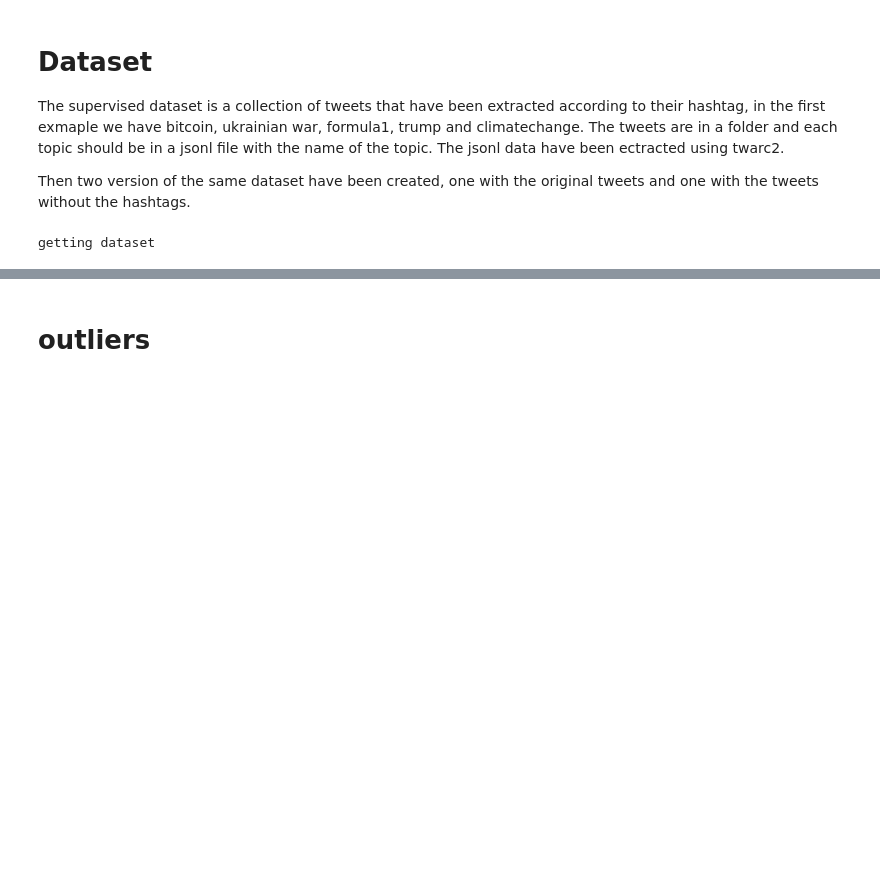
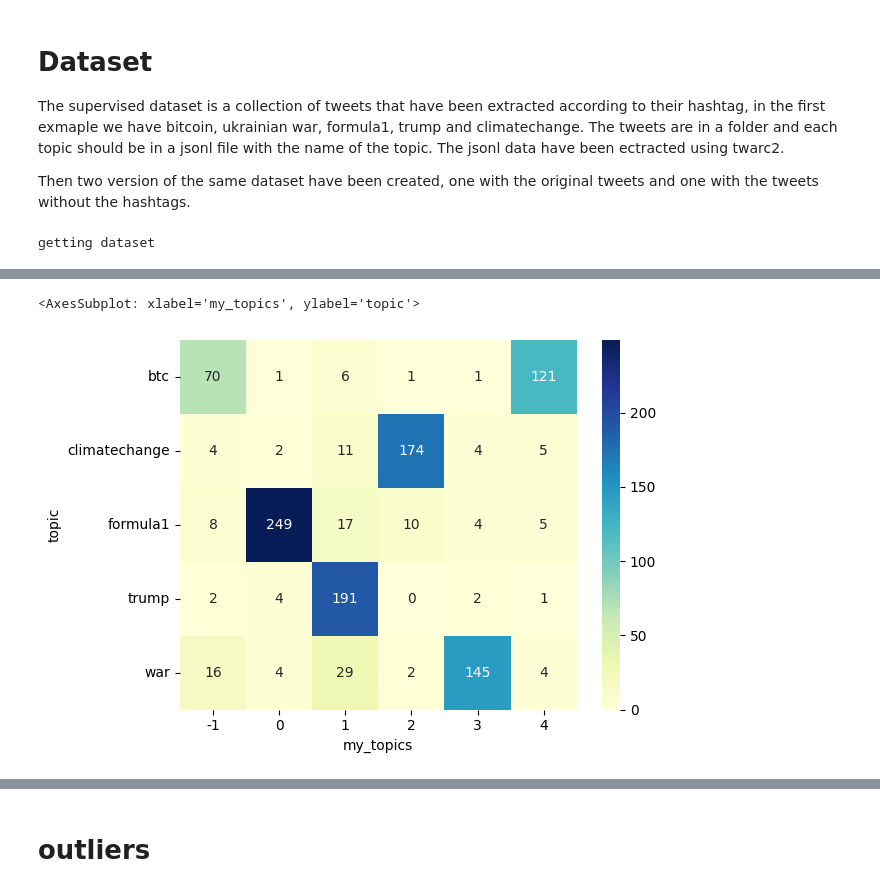
Before and after one commit to alessiogandelli/BERTopic_evaluation, a Jupyter notebook: src/notebooks/Supervised.ipynb, the cells around one changed output, grey strips where cells are left out. Cells and saved outputs as stored; diff of their text form; code cells hidden in the pictures; blank space fills up the shorter version.

```diff
--- a/src/notebooks/Supervised.ipynb
+++ b/src/notebooks/Supervised.ipynb
@@ -51,0 +127,5 @@ pd.DataFrame({'bert': bert.accuracy, 'nmf': nmf.accuracy, 'tweetclass': tweetcla
+# %%
+use.visualize_heatmap()
+# %% [output]
+<AxesSubplot: xlabel='my_topics', ylabel='topic'>
+[figure, added]
```
Also changed, not shown: parts of 22 cells of this notebook, 4 other files.
